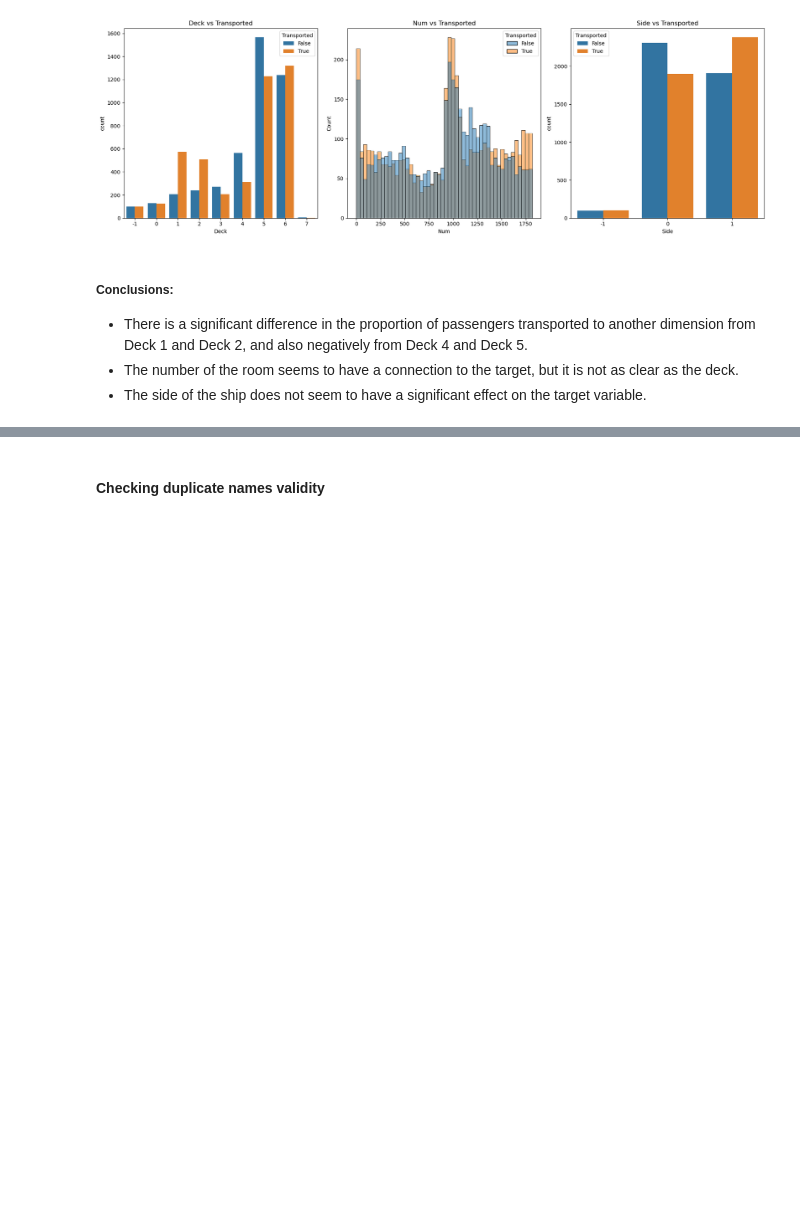
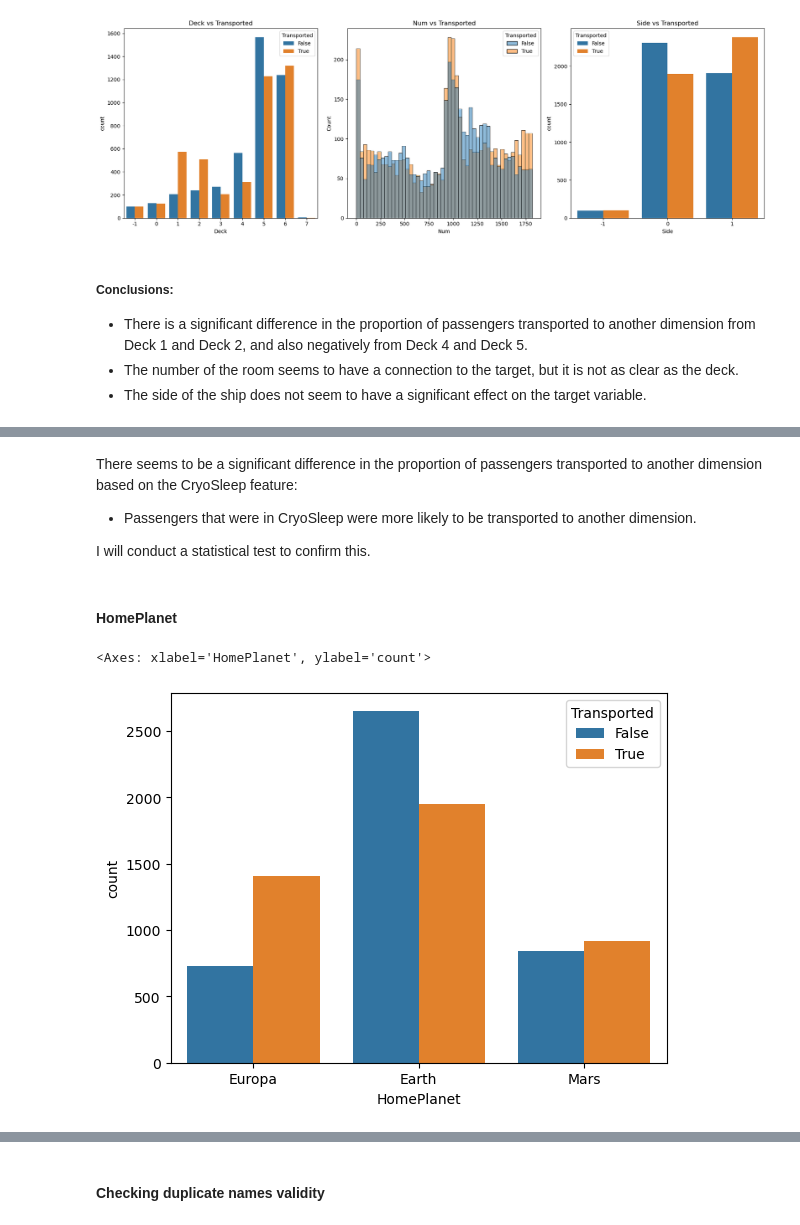
Before and after one commit to Herkata/spaceship_titanic, a Jupyter notebook: space_titanic.ipynb, the cells around one changed output, grey strips where cells are left out. Saved outputs shown, nothing was run; the diff lists cells and outputs as text; code cells hidden in the pictures; blank space fills up the shorter version.

```diff
--- a/space_titanic.ipynb
+++ b/space_titanic.ipynb
@@ -267,0 +185,12 @@ plt.show()
+# %% [markdown]
+There seems to be a significant difference in the proportion of passengers transported to another dimension based on the CryoSleep feature:
+- Passengers that were in CryoSleep were more likely to be transported to another dimension.
+
+I will conduct a statistical test to confirm this.
+# %% [markdown]
+#### HomePlanet
+# %%
+sns.countplot(x='HomePlanet', hue='Transported', data=data)
+# %% [output]
+<Axes: xlabel='HomePlanet', ylabel='count'>
+[figure, added]
```
Also changed, not shown: parts of 55 cells of this notebook, 3 other files.
